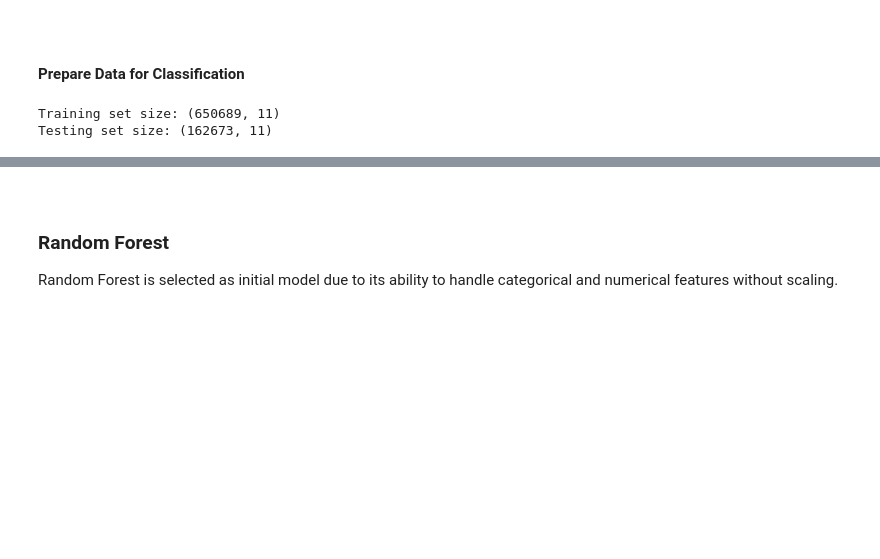
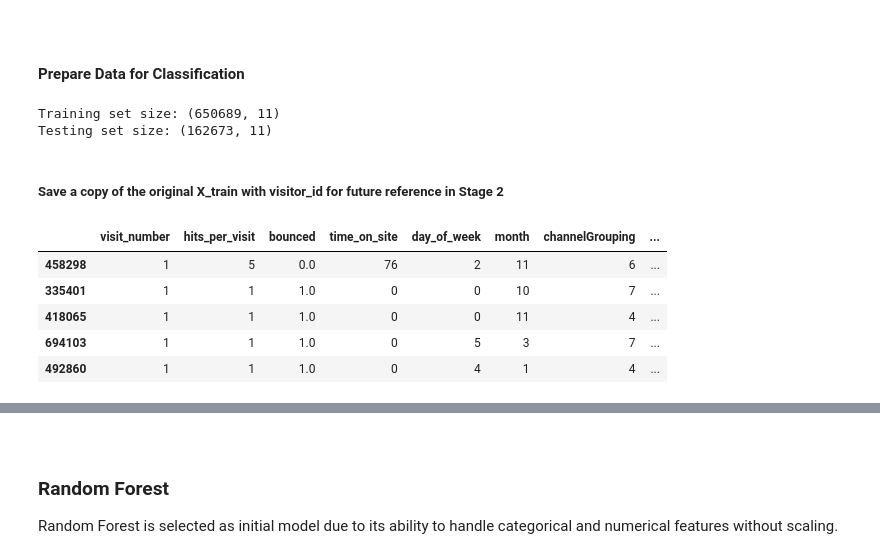
Before and after one commit to PaolaGaray/GA-CustomerRevenuePrediction, a Jupyter notebook: notebooks/predictive_modeling.ipynb, the cells around one changed output, grey strips where cells are left out. Saved outputs shown, nothing was run; the diff lists cells and outputs as text; code cells hidden in the pictures; blank space fills up the shorter version.

```diff
--- a/notebooks/predictive_modeling.ipynb
+++ b/notebooks/predictive_modeling.ipynb
@@ -56,3 +58,19 @@ print(f"Testing set size: {X_test.shape}")
 # %% [output]
 Training set size: (650689, 11)
 Testing set size: (162673, 11)
+# %% [markdown]
+##### Save a copy of the original X_train with visitor_id for future reference in Stage 2
+# %%
+# Save a copy of the original X_train with visitor_id for future reference
+X_train_original_with_id = X_train.copy()
+X_train_original_with_id['fullVisitorId'] = customer_df.loc[X_train.index, 'fullVisitorId']
+
+# Verify the copy
+display(X_train_original_with_id.head())
+# %% [output]
+|  | visit_number | hits_per_visit | bounced | time_on_site | day_of_week | month | channelGrouping | ... |
+| 458298 | 1 | 5 | 0.0 | 76 | 2 | 11 | 6 | ... |
+| 335401 | 1 | 1 | 1.0 | 0 | 0 | 10 | 7 | ... |
+| 418065 | 1 | 1 | 1.0 | 0 | 0 | 11 | 4 | ... |
+| 694103 | 1 | 1 | 1.0 | 0 | 5 | 3 | 7 | ... |
+| 492860 | 1 | 1 | 1.0 | 0 | 4 | 1 | 4 | ... |
```
Also changed, not shown: parts of 22 cells of this notebook.
